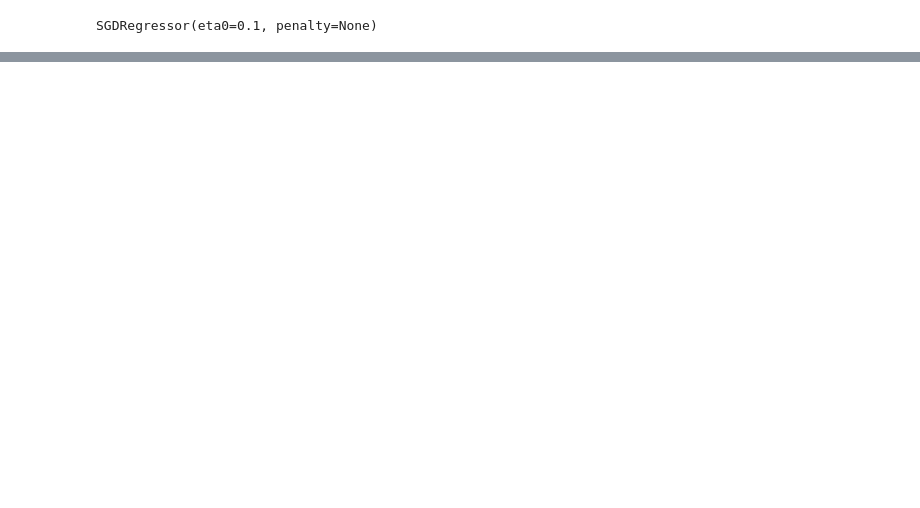
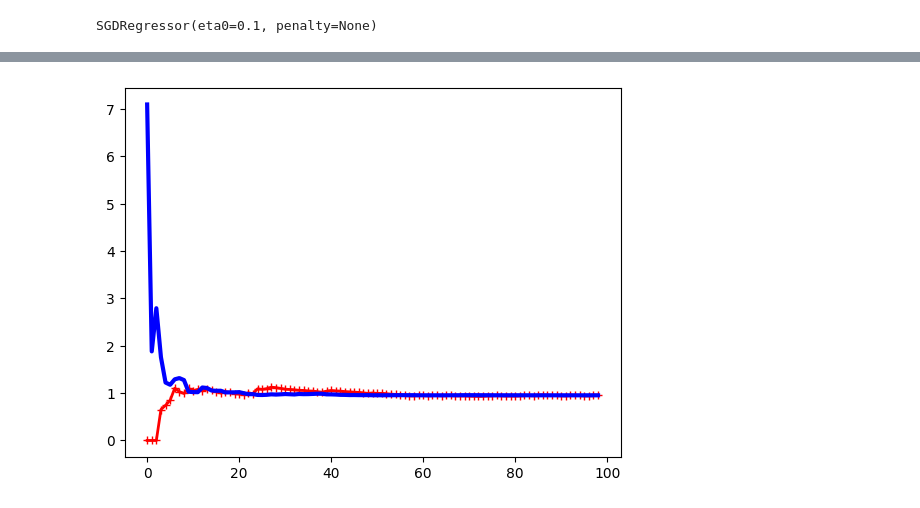
Before and after one commit to mrashutoshnigam/ai-ml-course, a Jupyter notebook: Machine-Learning/Oreilly/Ch4_TrainingModels.ipynb, the cells around one changed output, grey strips where cells are left out. Saved outputs shown, nothing was run; the diff lists cells and outputs as text; code cells hidden in the pictures; blank space fills up the shorter version.

Commit message:
Learning Curve

```diff
--- a/Machine-Learning/Oreilly/Ch4_TrainingModels.ipynb
+++ b/Machine-Learning/Oreilly/Ch4_TrainingModels.ipynb
@@ -162,0 +163,19 @@ lin_reg.intercept_, lin_reg.coef_
+# %%
+from sklearn.metrics import mean_squared_error
+from sklearn.model_selection import train_test_split
+
+def plot_learning_curve(model, X, y):
+    train_errors, test_errors = [], []
+    for m in range(1, len(X)):
+        model.fit(X[:m], y[:m])
+        y_train_predict = model.predict(X[:m])
+        y_test_predict = model.predict(X)
+        train_errors.append(mean_squared_error(y[:m], y_train_predict))
+        test_errors.append(mean_squared_error(y, y_test_predict))
+    plt.plot(np.sqrt(train_errors), "r-+", linewidth=2, label="Train")
+    plt.plot(np.sqrt(test_errors), "b-", linewidth=3, label="Test")
+# %%
+lin_reg = LinearRegression()
+plot_learning_curve(lin_reg, X_poly, y)
+# %% [output]
+[figure, added]
```
Also changed, not shown: parts of 14 cells of this notebook.
